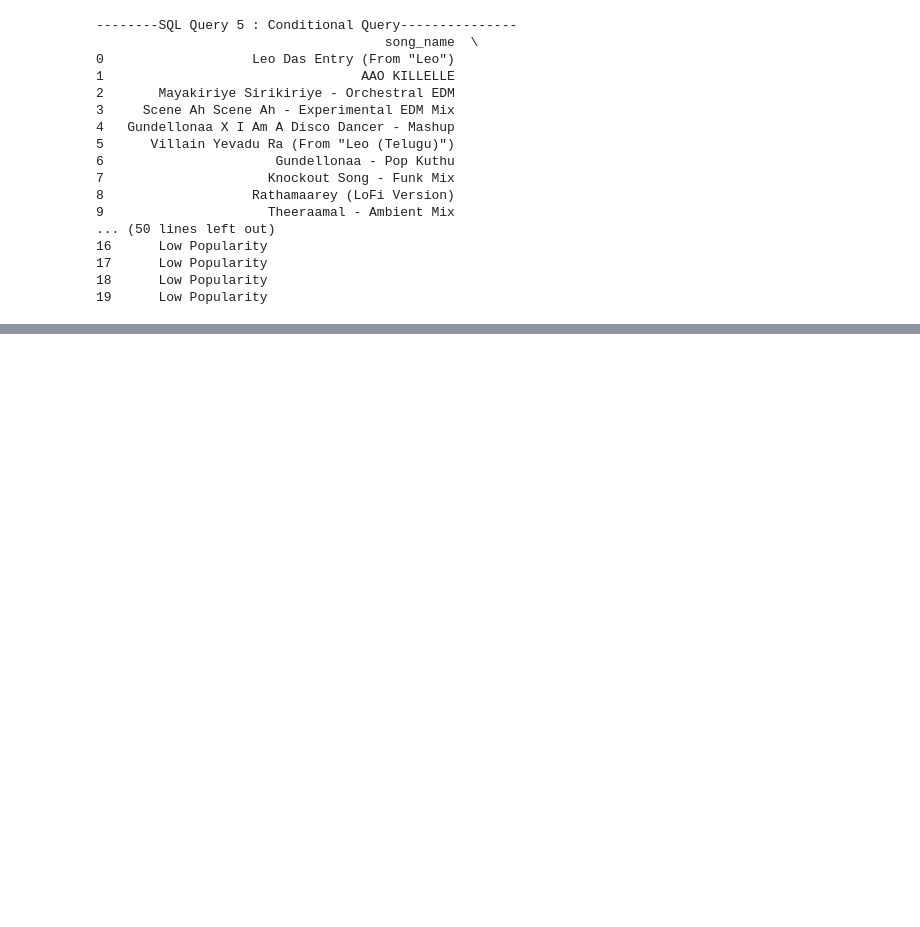
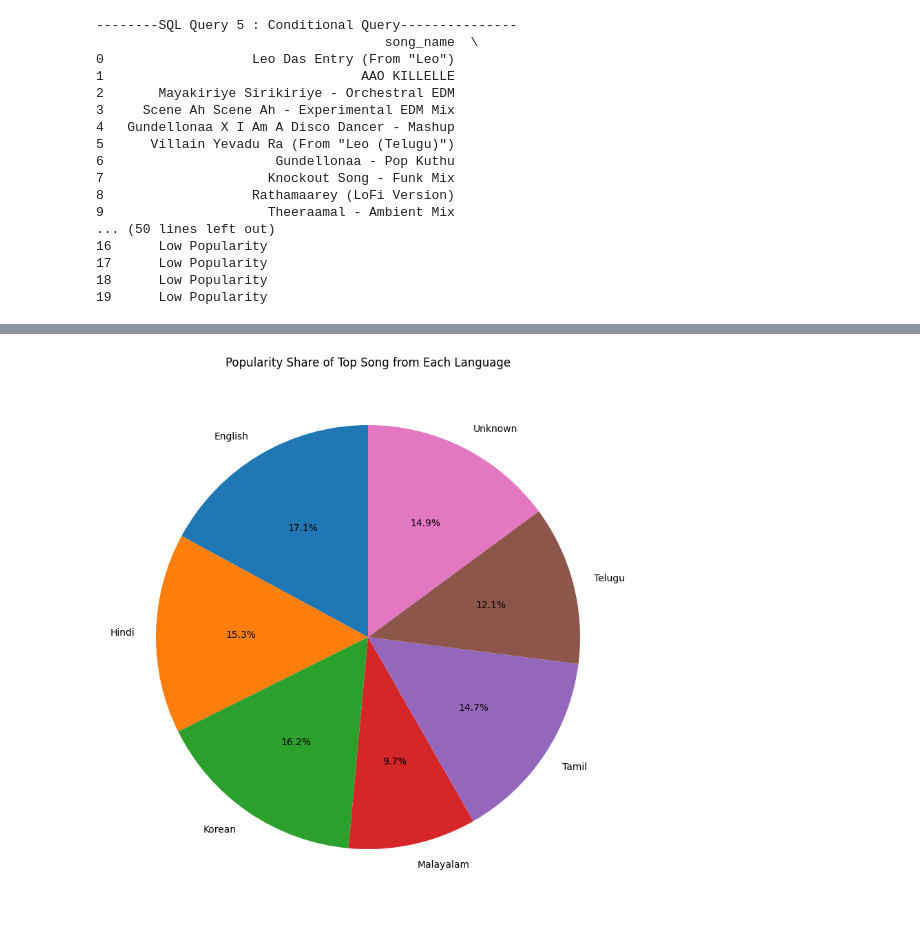
Before and after one commit to jashwanth-cse/Jashwanth-Codeboosters-Internship-2026, a Jupyter notebook: Phase_01_Data_Engineering/Phase1_Capstone_Project.ipynb, the cells around one changed output, grey strips where cells are left out. Cells and saved outputs as stored; diff of their text form; code cells hidden in the pictures; blank space fills up the shorter version.

```diff
--- a/Phase_01_Data_Engineering/Phase1_Capstone_Project.ipynb
+++ b/Phase_01_Data_Engineering/Phase1_Capstone_Project.ipynb
@@ -334,0 +714,12 @@ print(result)
+# %%
+top_song_per_language = (
+    df.loc[
+        df.groupby('language')['popularity'].idxmax()
+    ]
+)
+
+print(
+    top_song_per_language[
+        ['language','album_name','album_name','popularity']
+    ]
+)
@@ -334,0 +744,15 @@ print(result)
+# %%
+plt.figure(figsize=(10,10))
+
+plt.pie(
+    top_song_per_language['popularity'],
+    labels=top_song_per_language['language'],
+    autopct='%1.1f%%',
+    startangle=90
+)
+
+plt.title("Popularity Share of Top Song from Each Language")
+
+plt.show()
+# %% [output]
+[figure, added]
```
Also changed, not shown: parts of 34 cells of this notebook.
